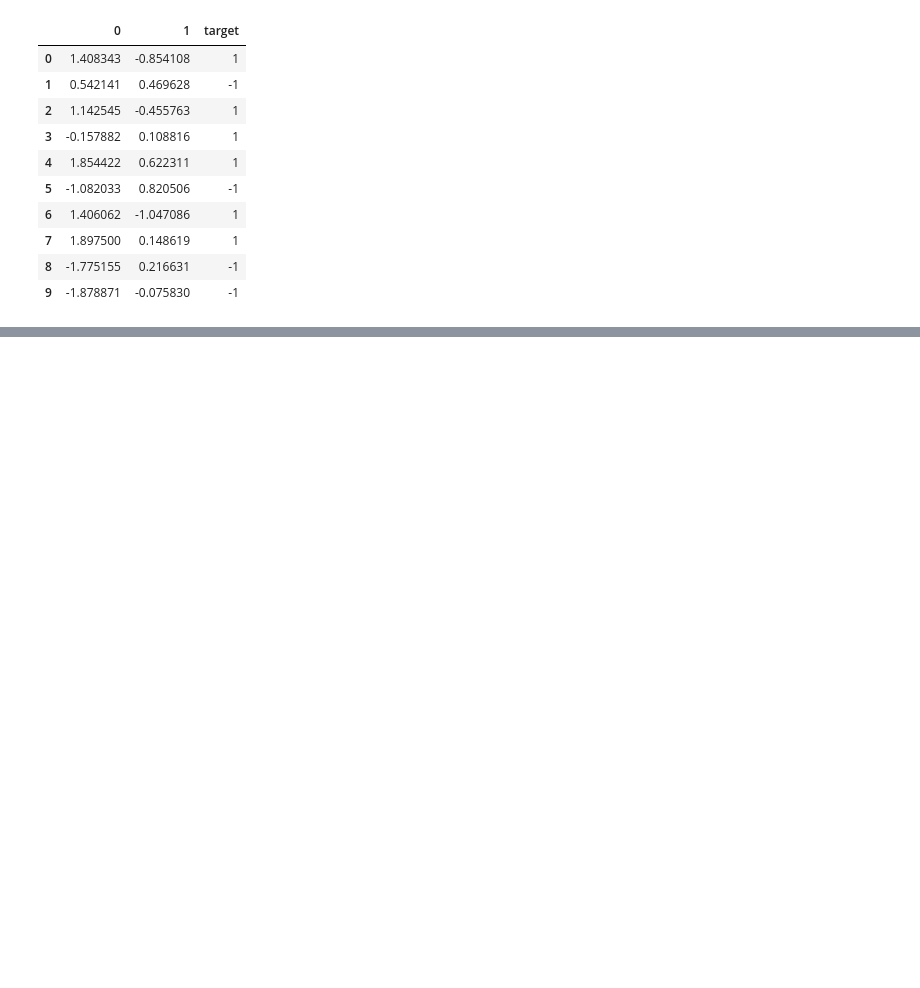
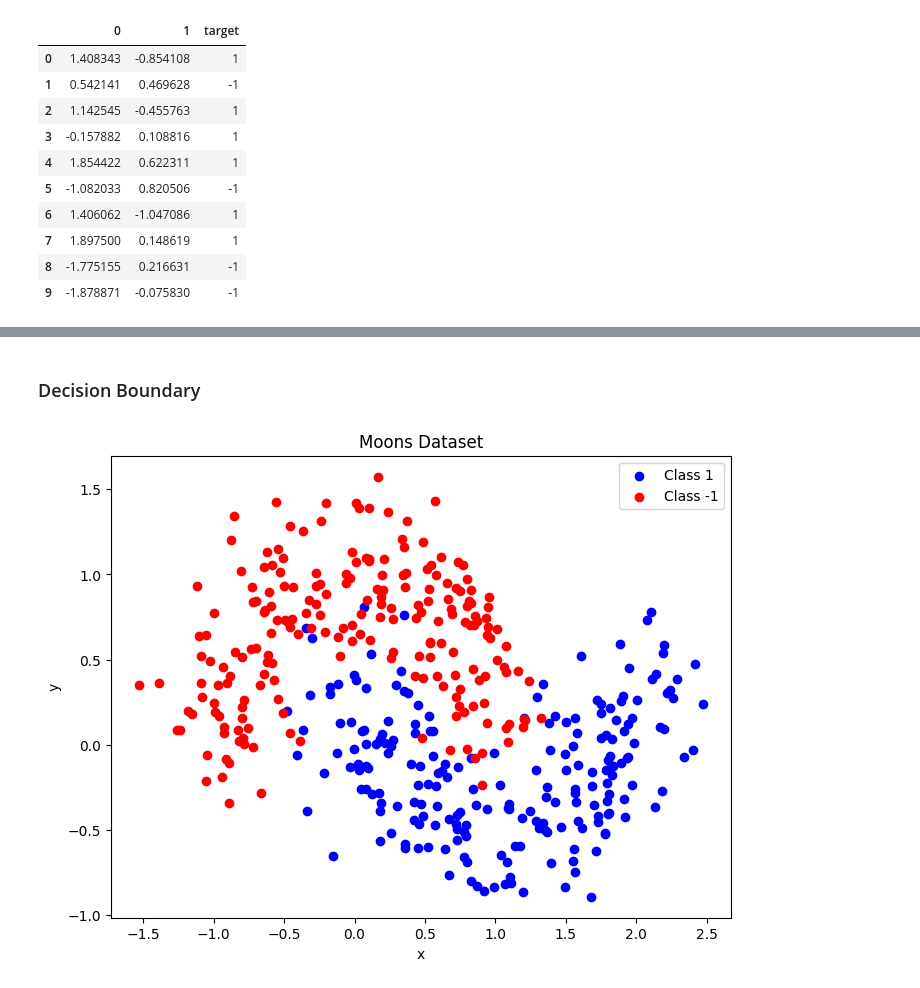
Before and after one commit to KzrLancelotV2/Deep-Learning-and-Neural-Networks, a Jupyter notebook: 2.ipynb, the cells around one changed output, grey strips where cells are left out. Drawn from its saved outputs; the diff is of its cells as text; code cells hidden in the pictures; blank space fills up the shorter version.

```diff
--- a/2.ipynb
+++ b/2.ipynb
@@ -613,0 +697,15 @@ Epoch MSE: 0.9595 | Accuracy: 0.6643
+# %% [markdown]
+###  Decision Boundary
+# %%
+import matplotlib.pyplot as plt
+
+plt.figure(figsize=(8, 6))
+plt.scatter(Xmoons_train[ymoons_train == 1][:, 0], Xmoons_train[ymoons_train == 1][:, 1], color='b', label='Class 1')
+plt.scatter(Xmoons_train[ymoons_train == -1][:, 0], Xmoons_train[ymoons_train == -1][:, 1], color='r', label='Class -1')
+plt.title('Moons Dataset')
+plt.xlabel('x')
+plt.ylabel('y')
+plt.legend()
+plt.show()
+# %% [output]
+[figure, added]
```
Also changed, not shown: parts of 15 cells of this notebook, 1 other file.
